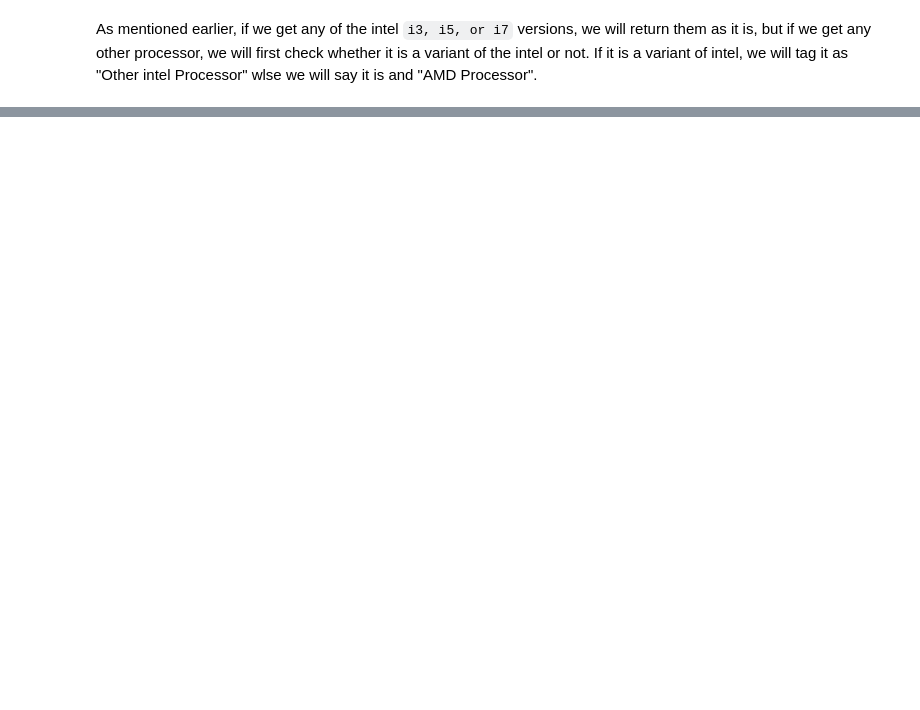
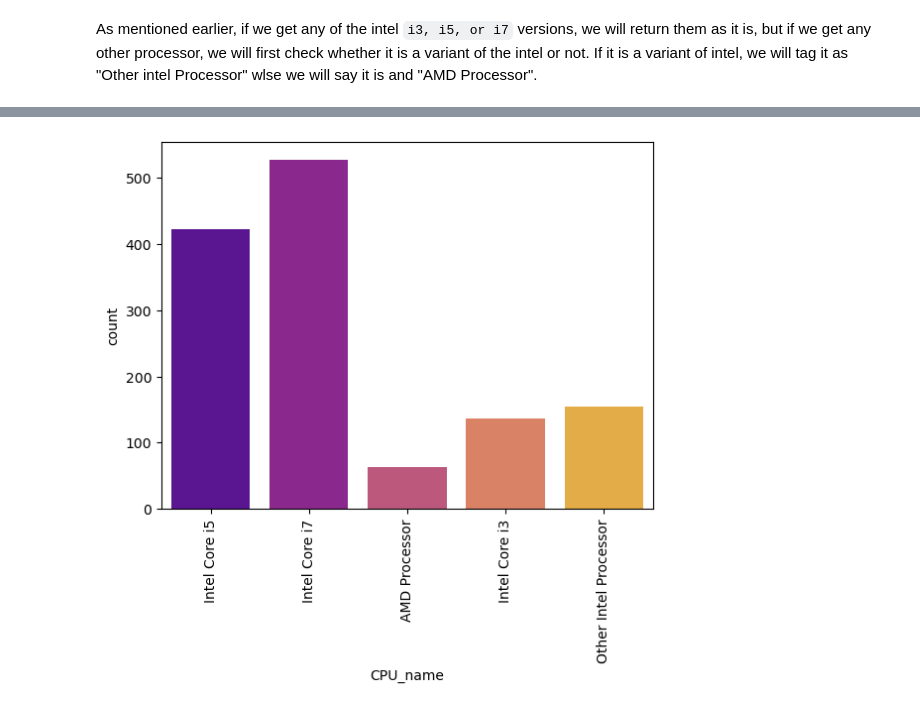
Before and after one commit to lawalsegun2025/laptop_price_predictor, a Jupyter notebook: laptop_price_predictor.ipynb, the cells around one changed output, grey strips where cells are left out. Cells and saved outputs as stored; diff of their text form; code cells hidden in the pictures; blank space fills up the shorter version.

```diff
--- a/laptop_price_predictor.ipynb
+++ b/laptop_price_predictor.ipynb
@@ -577,3 +577,9 @@ df.head()
 | 2 | HP | Notebook | Intel Core i5 7200U 2.5GHz | 8 | 256GB SSD | Intel HD Graphics 620 | No OS | 1.86 | 30636.0000 | 0 | ... |
 | 3 | Apple | Ultrabook | Intel Core i7 2.7GHz | 16 | 512GB SSD | AMD Radeon Pro 455 | macOS | 1.83 | 135195.3360 | 0 | ... |
 | 4 | Apple | Ultrabook | Intel Core i5 3.1GHz | 8 | 256GB SSD | Intel Iris Plus Graphics 650 | macOS | 1.37 | 96095.8080 | 0 | ... |
+# %%
+# Get a count plot of the CPU_name column
+sns.countplot(data=df, x="CPU_name", palette="plasma")
+plt.xticks(rotation="vertical");
+# %% [output]
+[figure, added]
```
Also changed, not shown: parts of 9 cells of this notebook.
